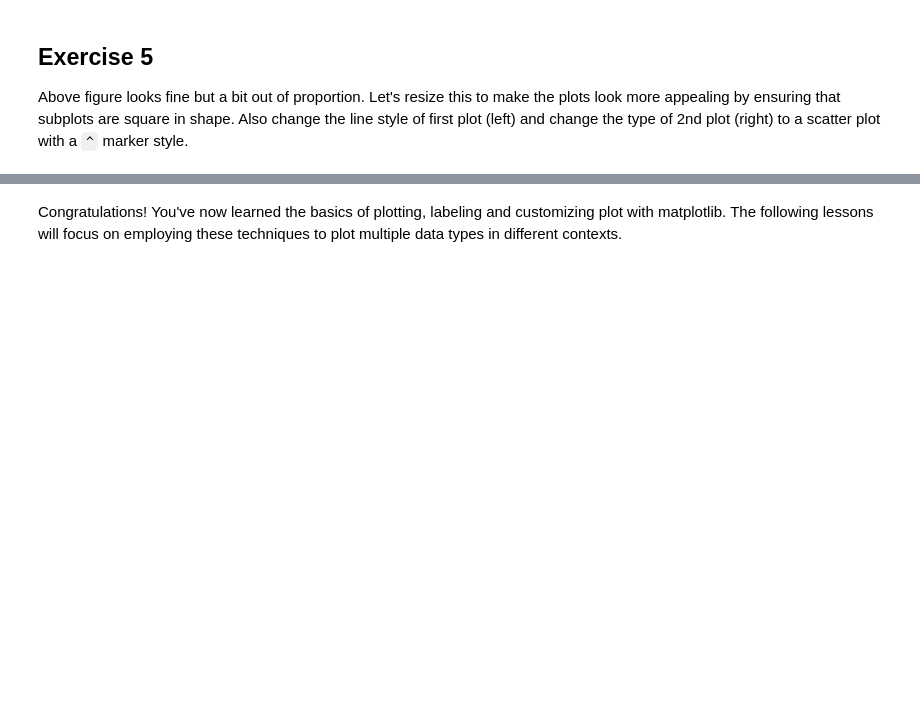
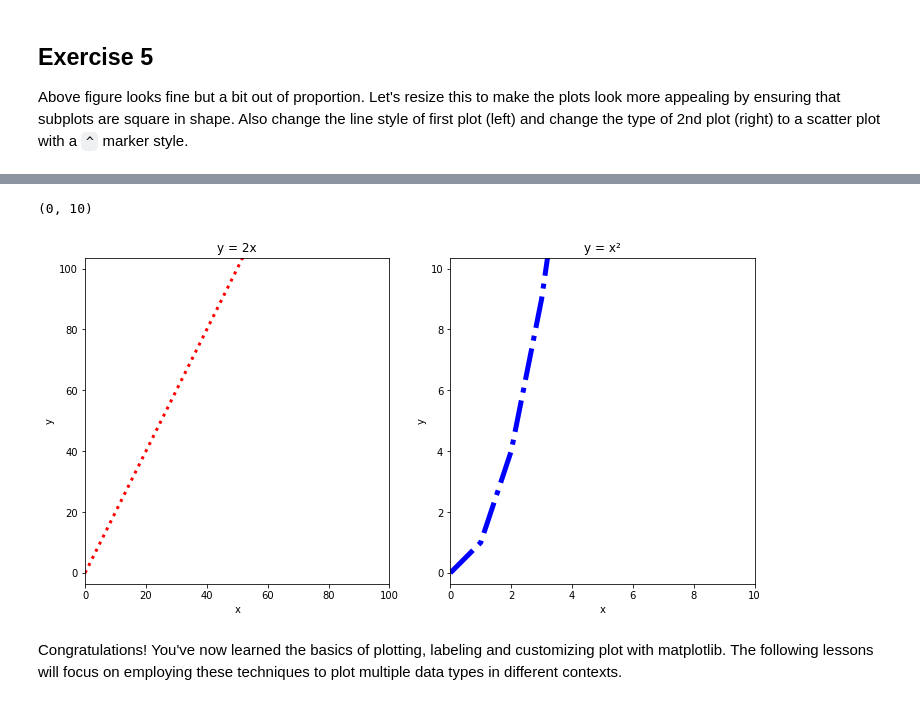
Before and after one commit to lindseyberlin/dsc-more-practice-with-matplotlib-lab-houston-ds-042219, a Jupyter notebook: index.ipynb, the cells around one changed output, grey strips where cells are left out. Saved outputs shown, nothing was run; the diff lists cells and outputs as text; code cells hidden in the pictures; blank space fills up the shorter version.

```diff
--- a/index.ipynb
+++ b/index.ipynb
@@ -137,3 +142,22 @@ Above figure looks fine but a bit out of proportion. Let's resize this to make t
+# %%
+ex5, (sp1, sp2) = plt.subplots(nrows=1, ncols=2, figsize=(12, 6))
+
+sp1.plot(x, y, color="red", linestyle="dotted", linewidth=3)
+sp1.set_title("y = 2x")
+sp1.set(xlabel="x", ylabel="y")
+sp1.axis("equal")
+sp1.set_xlim([0,100])
+sp1.set_ylim([0,100])
+
+sp2.plot(x, z, color="blue", linestyle="-.", linewidth=5)
+sp2.set_title("y = x\u00B2")
+sp2.set(xlabel="x", ylabel="y")
+sp2.axis("equal")
+sp2.set_xlim([0,10])
+sp2.set_ylim([0,10])
+# %% [output]
+(0, 10)
+[figure, added]
 # %% [markdown]
 Congratulations! You've now learned the basics of plotting, labeling and customizing plot with matplotlib. The following lessons will focus on employing these techniques to plot multiple data types in different contexts.
 # %% [markdown]
```
Also changed, not shown: parts of 6 cells of this notebook.
